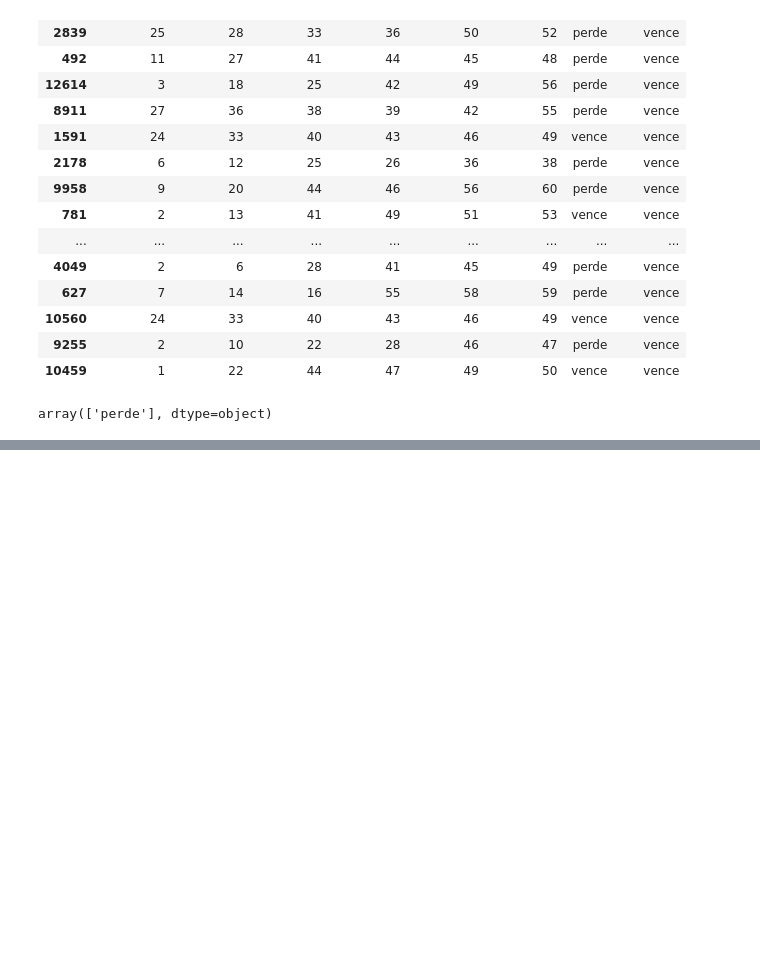
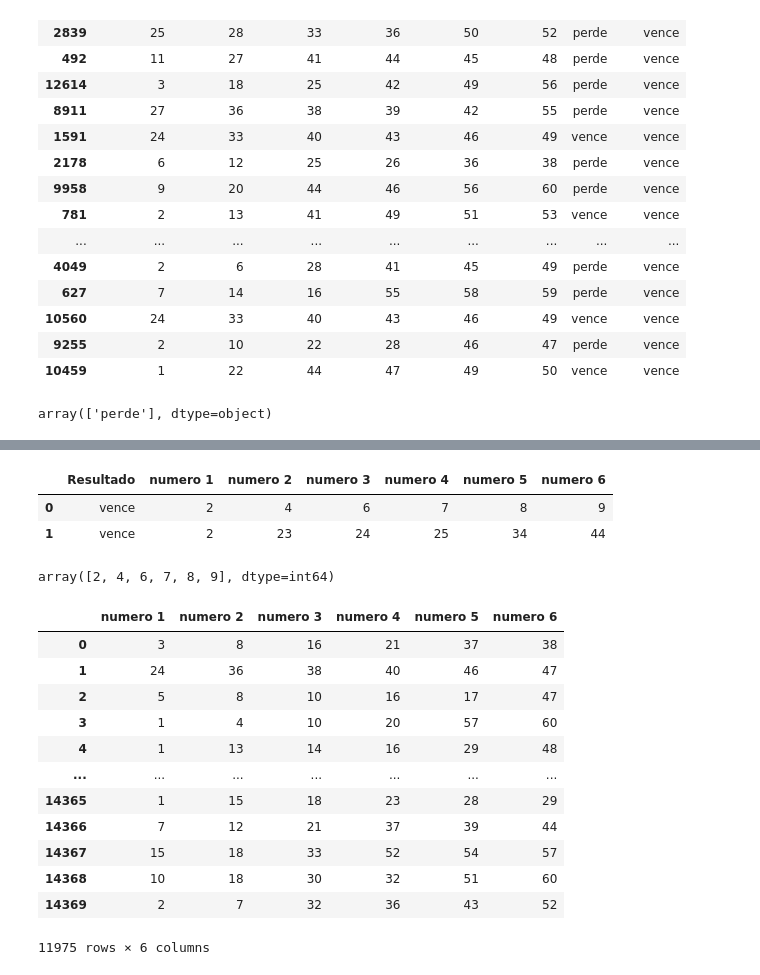
Before and after one commit to joaopedro-r/pegar-jogos-megaSena, a Jupyter notebook: mega_IA.ipynb, the cells around one changed output, grey strips where cells are left out. Drawn from its saved outputs; the diff is of its cells as text; code cells hidden in the pictures; blank space fills up the shorter version.

```diff
--- a/mega_IA.ipynb
+++ b/mega_IA.ipynb
@@ -294,0 +309,7 @@ num
+# %%
+numeros_list_pandas = pd.DataFrame(numeros_list, columns=['Resultado','numero 1','numero 2','numero 3','numero 4','numero 5','numero 6'])
+numeros_list_pandas
+# %% [output]
+|  | Resultado | numero 1 | numero 2 | numero 3 | numero 4 | numero 5 | numero 6 |
+| 0 | vence | 2 | 4 | 6 | 7 | 8 | 9 |
+| 1 | vence | 2 | 23 | 24 | 25 | 34 | 44 |
@@ -294,0 +318,25 @@ num
+# %%
+numeros_list_pandas.values[0]
+# %% [output]
+array([2, 4, 6, 7, 8, 9], dtype=int64)
+# %%
+testando = pd.read_csv('dados_mega.csv')
+testando.query('Resultado == "perde"', inplace=True)
+# %%
+testando = testando.drop(columns=['Resultado'])
+# %%
+testando
+# %% [output]
+|  | numero 1 | numero 2 | numero 3 | numero 4 | numero 5 | numero 6 |
+| 0 | 3 | 8 | 16 | 21 | 37 | 38 |
+| 1 | 24 | 36 | 38 | 40 | 46 | 47 |
+| 2 | 5 | 8 | 10 | 16 | 17 | 47 |
+| 3 | 1 | 4 | 10 | 20 | 57 | 60 |
+| 4 | 1 | 13 | 14 | 16 | 29 | 48 |
+| ... | ... | ... | ... | ... | ... | ... |
+| 14365 | 1 | 15 | 18 | 23 | 28 | 29 |
+| 14366 | 7 | 12 | 21 | 37 | 39 | 44 |
+| 14367 | 15 | 18 | 33 | 52 | 54 | 57 |
+| 14368 | 10 | 18 | 30 | 32 | 51 | 60 |
+| 14369 | 2 | 7 | 32 | 36 | 43 | 52 |
+11975 rows × 6 columns
```
Also changed, not shown: parts of 10 cells of this notebook, 5 other files.
